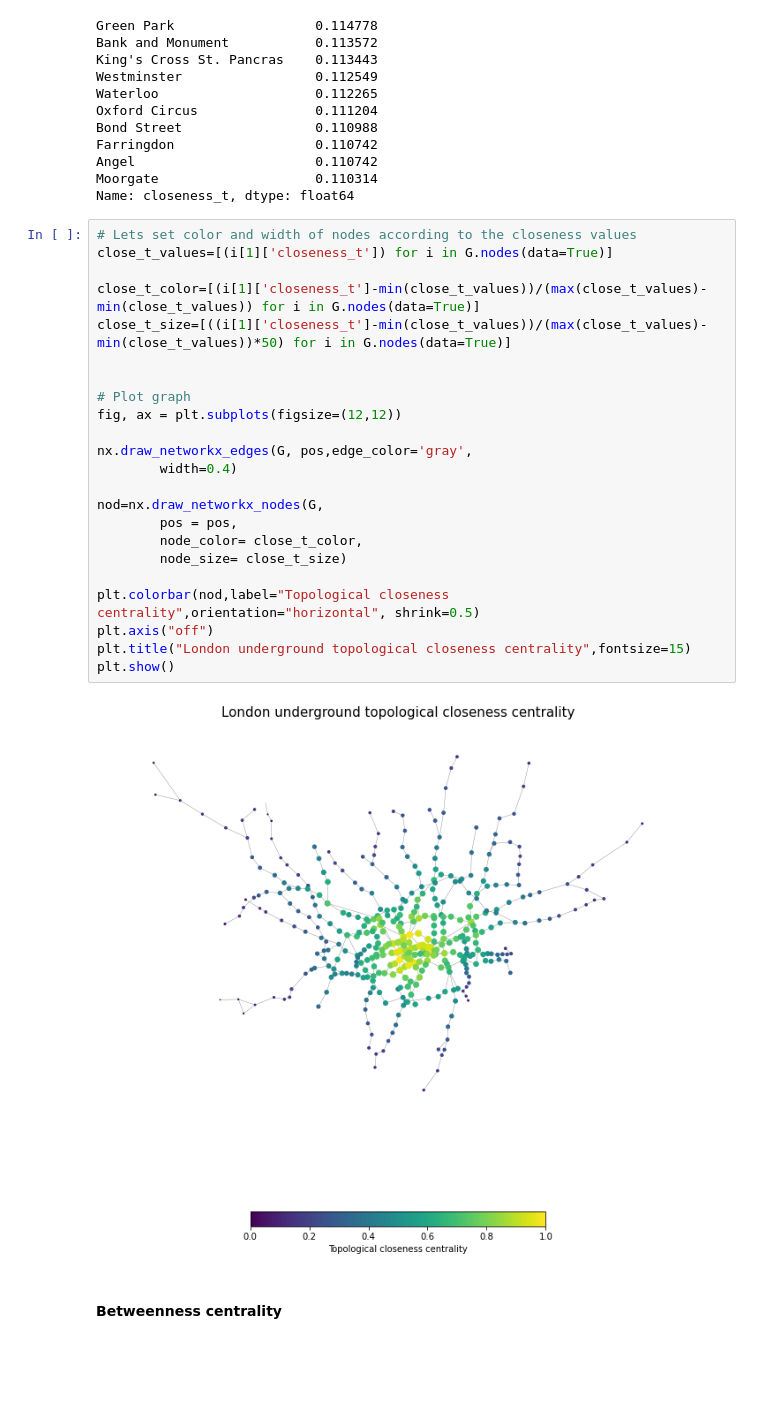
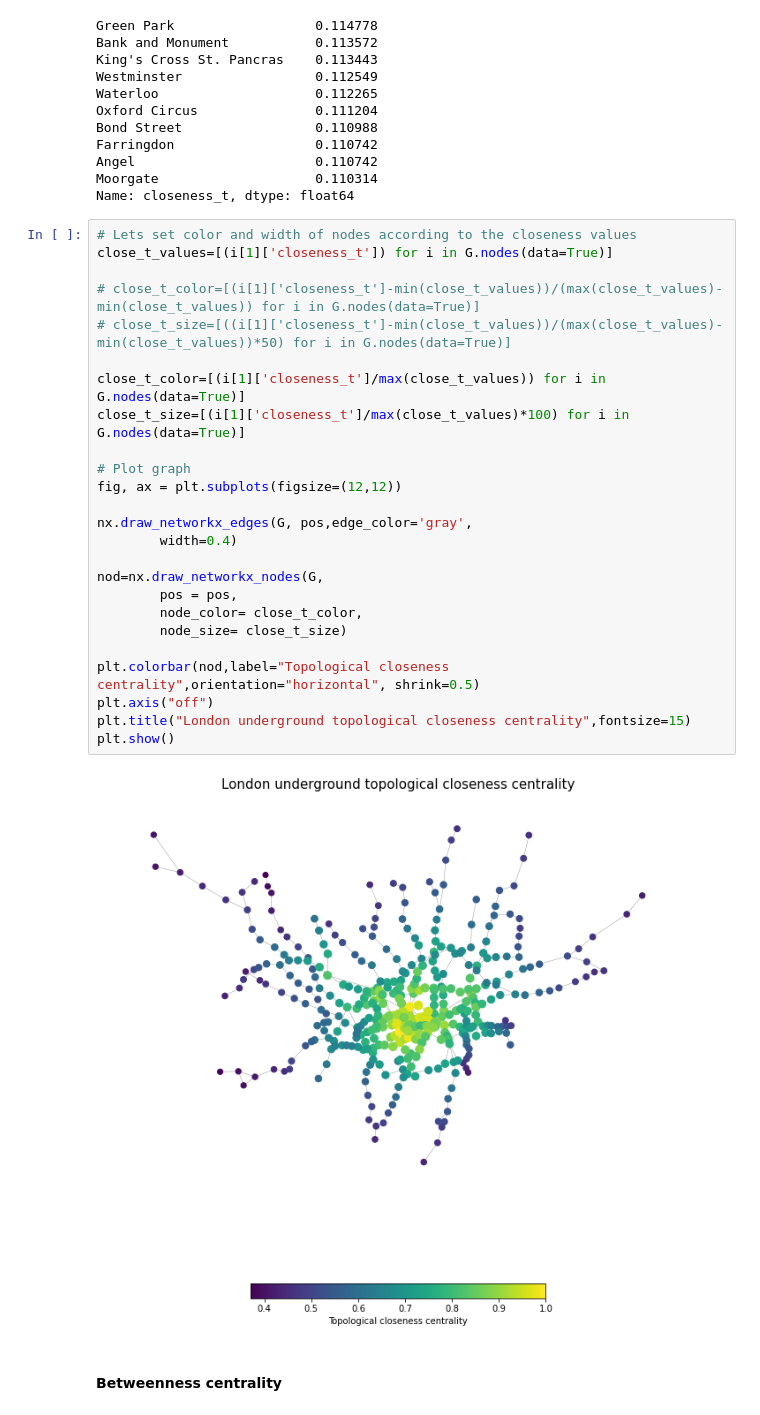
Before and after one commit to rpoandres/US_Assessment, a Jupyter notebook: US_Assessment.ipynb, the cells around one changed output. Cells and saved outputs as stored; diff of their text form; blank space fills up the shorter version.

```diff
--- a/US_Assessment.ipynb
+++ b/US_Assessment.ipynb
@@ -304,28 +303,30 @@ Name: closeness_t, dtype: float64
 # %%
 # Lets set color and width of nodes according to the closeness values
 close_t_values=[(i[1]['closeness_t']) for i in G.nodes(data=True)]
 
-close_t_color=[(i[1]['closeness_t']-min(close_t_values))/(max(close_t_values)-min(close_t_values)) for i in G.nodes(data=True)]
-close_t_size=[((i[1]['closeness_t']-min(close_t_values))/(max(close_t_values)-min(close_t_values))*50) for i in G.nodes(data=True)]
+# close_t_color=[(i[1]['closeness_t']-min(close_t_values))/(max(close_t_values)-min(close_t_values)) for i in G.nodes(data=True)]
+# close_t_size=[((i[1]['closeness_t']-min(close_t_values))/(max(close_t_values)-min(close_t_values))*50) for i in G.nodes(data=True)]
 
+close_t_color=[(i[1]['closeness_t']/max(close_t_values)) for i in G.nodes(data=True)]
+close_t_size=[(i[1]['closeness_t']/max(close_t_values)*100) for i in G.nodes(data=True)]
 
 # Plot graph
 fig, ax = plt.subplots(figsize=(12,12))
 
 nx.draw_networkx_edges(G, pos,edge_color='gray',
         width=0.4)
 
 nod=nx.draw_networkx_nodes(G,
         pos = pos,
         node_color= close_t_color,
         node_size= close_t_size)
 
 plt.colorbar(nod,label="Topological closeness centrality",orientation="horizontal", shrink=0.5)
 plt.axis("off")
 plt.title("London underground topological closeness centrality",fontsize=15)
 plt.show()
 # %% [output]
-[figure, old version]
+[figure, new version]
 # %% [markdown]
 #### Betweenness centrality
 # %%
```
Also changed, not shown: parts of 2 cells of this notebook, 1 other file.
